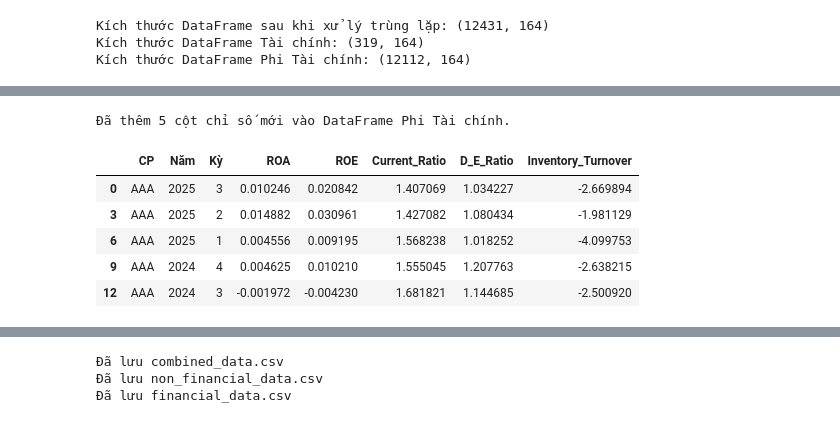
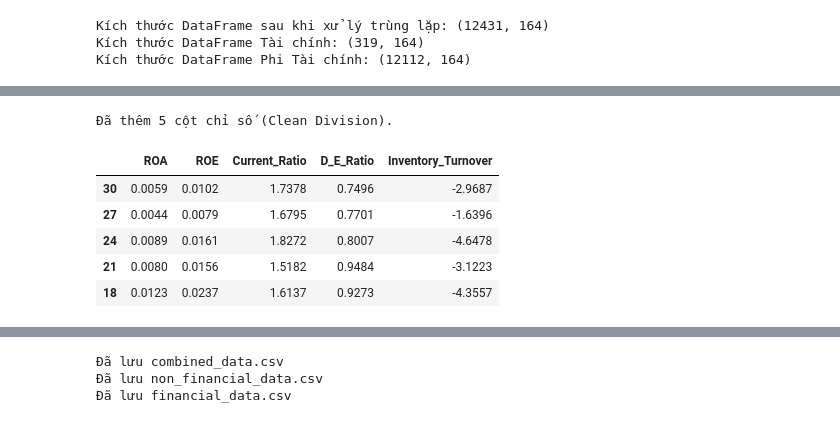
Before and after one commit to KiyoshiKoii/Intelligent-Stock-Advisory-System-for-the-Vietnamese-Market, a Jupyter notebook: src/notebooks/fa_eda.ipynb, the cells around one changed output, grey strips where cells are left out. Drawn from its saved outputs; the diff is of its cells as text; code cells hidden in the pictures.

```diff
--- a/src/notebooks/fa_eda.ipynb
+++ b/src/notebooks/fa_eda.ipynb
@@ -2,18 +2,24 @@
 # Import
 # %%
 # Import các thư viện cần thiết
+import warnings
 import pandas as pd
 import numpy as np
 import matplotlib.pyplot as plt
 import seaborn as sns
 import os
+import math
+
 from sklearn.preprocessing import StandardScaler
 from scipy.stats.mstats import winsorize
+from statsmodels.stats.outliers_influence import variance_inflation_factor
 from IPython.display import display
 from pathlib import Path
 
+warnings.filterwarnings('ignore')
+
+pd.set_option('display.float_format', lambda x: '%.4f' % x)
 sns.set_style("whitegrid")
-plt.rcParams['figure.figsize'] = (12, 6)
 # %% [markdown]
 # Load Data
 # %%
@@ -313,29 +336,42 @@ Việc phân nhóm cho thấy sự tách biệt rõ ràng giữa hai loại hìn
 # %%
-# BƯỚC 6: TÍNH TOÁN CHỈ SỐ TÀI CHÍNH CƠ BẢN (CHO NHÓM PHI TÀI CHÍNH)
+# TÍNH TOÁN CHỈ SỐ TÀI CHÍNH
+# 1. Nhóm Chỉ số Hiệu suất (Profitability Ratios)
+df_non_financial['ROA'] = np.where(
+    df_non_financial['TỔNG CỘNG TÀI SẢN (đồng)'] == 0, 0,
+    df_non_financial['Lợi nhuận thuần'] / df_non_financial['TỔNG CỘNG TÀI SẢN (đồng)']
+)
 
-# 1. Nhóm Chỉ số Hiệu suất (Profitability Ratios)
-df_non_financial['ROA'] = df_non_financial['Lợi nhuận thuần'] / df_non_financial['TỔNG CỘNG TÀI SẢN (đồng)']
-df_non_financial['ROE'] = df_non_financial['Lợi nhuận thuần'] / df_non_financial['VỐN CHỦ SỞ HỮU (đồng)']
+df_non_financial['ROE'] = np.where(
+    df_non_financial['VỐN CHỦ SỞ HỮU (đồng)'] == 0, 0,
+    df_non_financial['Lợi nhuận thuần'] / df_non_financial['VỐN CHỦ SỞ HỮU (đồng)']
+)
 
 # 2. Nhóm Chỉ số Thanh khoản (Liquidity Ratios)
-df_non_financial['Current_Ratio'] = df_non_financial['TÀI SẢN NGẮN HẠN (đồng)'] / df_non_financial['Nợ ngắn hạn (đồng)']
+df_non_financial['Current_Ratio'] = np.where(
+    df_non_financial['Nợ ngắn hạn (đồng)'] == 0, 0,
+    df_non_financial['TÀI SẢN NGẮN HẠN (đồng)'] / df_non_financial['Nợ ngắn hạn (đồng)']
+)
 
 # 3. Nhóm Chỉ số Đòn bẩy (Leverage Ratios)
-epsilon = 1e-9
-df_non_financial['D_E_Ratio'] = df_non_financial['NỢ PHẢI TRẢ (đồng)'] / df_non_financial['VỐN CHỦ SỞ HỮU (đồng)'].replace(0, epsilon)
+df_non_financial['D_E_Ratio'] = np.where(
+    df_non_financial['VỐN CHỦ SỞ HỮU (đồng)'] == 0, 0,
+    df_non_financial['NỢ PHẢI TRẢ (đồng)'] / df_non_financial['VỐN CHỦ SỞ HỮU (đồng)']
+)
 
 # 4. Nhóm Chỉ số Hoạt động (Activity Ratios)
-df_non_financial['Inventory_Turnover'] = df_non_financial['Giá vốn hàng bán'] / df_non_financial['Hàng tồn kho ròng'].replace(0, epsilon)
+df_non_financial['Inventory_Turnover'] = np.where(
+    df_non_financial['Hàng tồn kho ròng'] == 0, 0,
+    df_non_financial['Giá vốn hàng bán'] / df_non_financial['Hàng tồn kho ròng']
+)
 
-print("Đã thêm 5 cột chỉ số mới vào DataFrame Phi Tài chính.")
-df_non_financial.shape
-display(df_non_financial[['CP', 'Năm', 'Kỳ', 'ROA', 'ROE', 'Current_Ratio', 'D_E_Ratio', 'Inventory_Turnover']].head())
+print("Đã thêm 5 cột chỉ số (Clean Division).")
+display(df_non_financial[['ROA', 'ROE', 'Current_Ratio', 'D_E_Ratio', 'Inventory_Turnover']].head())
 # %% [output]
-Đã thêm 5 cột chỉ số mới vào DataFrame Phi Tài chính.
+Đã thêm 5 cột chỉ số (Clean Division).
-|  | CP | Năm | Kỳ | ROA | ROE | Current_Ratio | D_E_Ratio | Inventory_Turnover |
-| 0 | AAA | 2025 | 3 | 0.010246 | 0.020842 | 1.407069 | 1.034227 | -2.669894 |
-| 3 | AAA | 2025 | 2 | 0.014882 | 0.030961 | 1.427082 | 1.080434 | -1.981129 |
-| 6 | AAA | 2025 | 1 | 0.004556 | 0.009195 | 1.568238 | 1.018252 | -4.099753 |
-| 9 | AAA | 2024 | 4 | 0.004625 | 0.010210 | 1.555045 | 1.207763 | -2.638215 |
-| 12 | AAA | 2024 | 3 | -0.001972 | -0.004230 | 1.681821 | 1.144685 | -2.500920 |
+|  | ROA | ROE | Current_Ratio | D_E_Ratio | Inventory_Turnover |
+| 30 | 0.0059 | 0.0102 | 1.7378 | 0.7496 | -2.9687 |
+| 27 | 0.0044 | 0.0079 | 1.6795 | 0.7701 | -1.6396 |
+| 24 | 0.0089 | 0.0161 | 1.8272 | 0.8007 | -4.6478 |
+| 21 | 0.0080 | 0.0156 | 1.5182 | 0.9484 | -3.1223 |
+| 18 | 0.0123 | 0.0237 | 1.6137 | 0.9273 | -4.3557 |
 # %%
```
Also changed, not shown: parts of 22 cells of this notebook, 2 other files.
